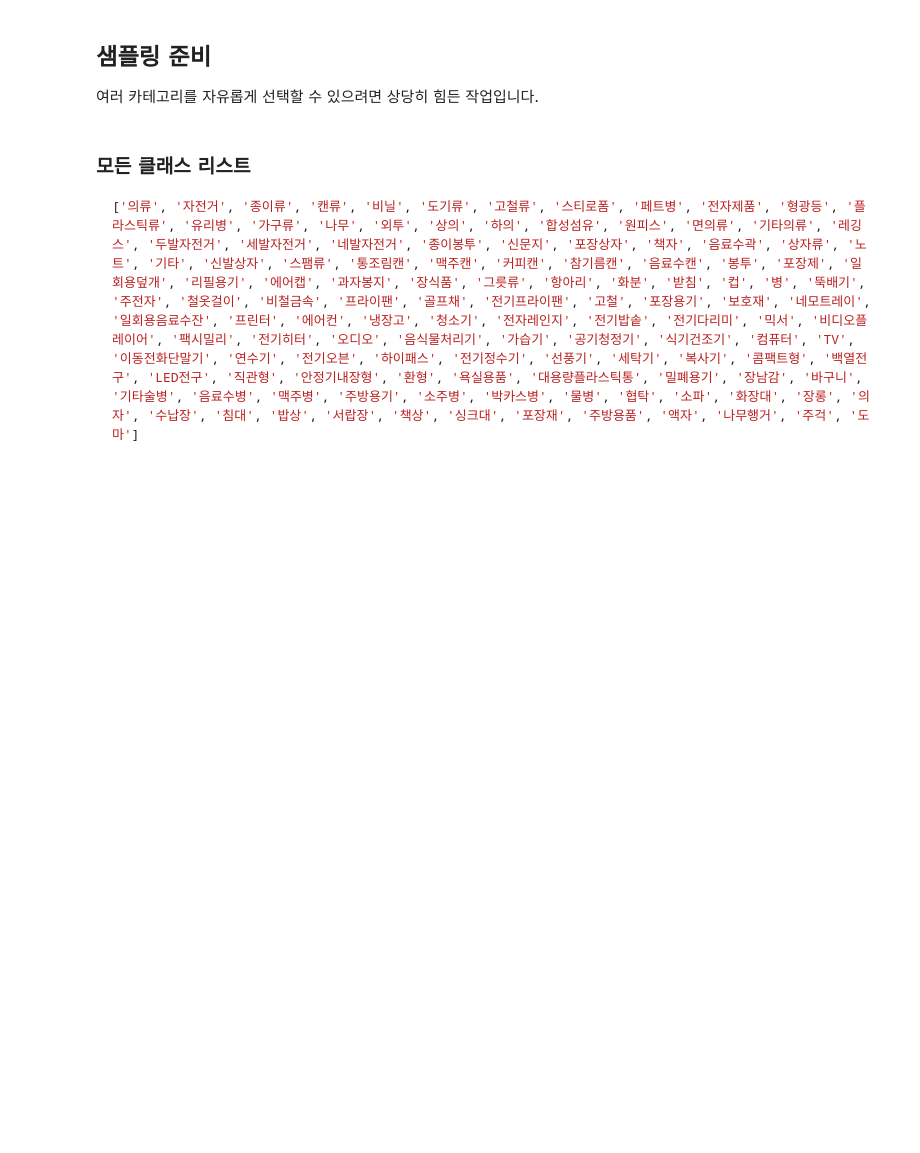
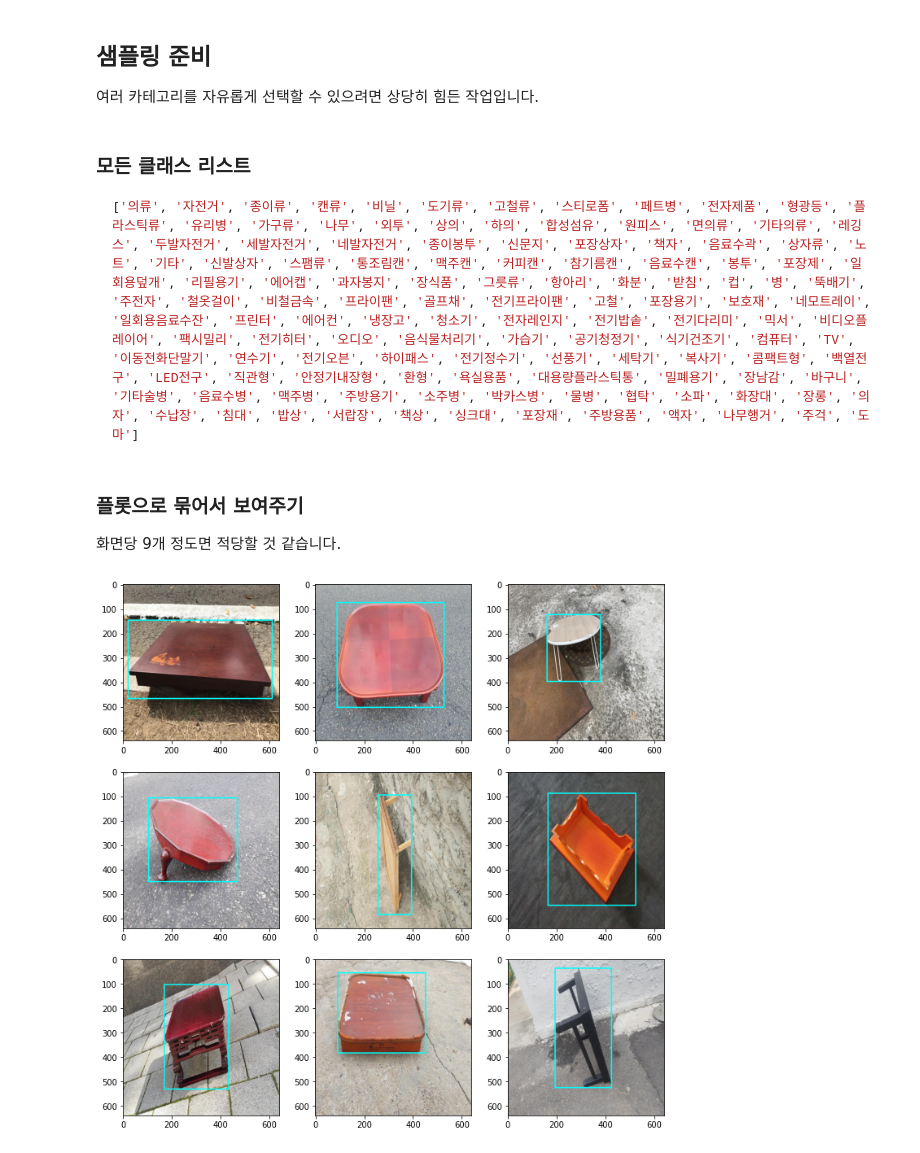
Before and after one commit to lheun99/recycle_info_service, a Jupyter notebook: ai/EDA/sample-image.ipynb, the cells around one changed output. Saved outputs shown, nothing was run; the diff lists cells and outputs as text; code cells hidden in the pictures; blank space fills up the shorter version.

Commit message:
code: test show_images() done

````diff
--- a/ai/EDA/sample-image.ipynb
+++ b/ai/EDA/sample-image.ipynb
@@ -14,6 +14,7 @@ import matplotlib.pyplot as plt
 from PIL import Image, ImageShow, ImageDraw
 
 %matplotlib inline
+plt.rcParams['figure.figsize'] = [6, 6]
 
 random.seed()
 # %% [markdown]
@@ -195,9 +202,17 @@ print(len(val_labels_missing))
 def image_with_box(pathname: str, boxes: Iterable[Box]) -> Image.Image:
     image = Image.open(pathname)
     drawer = ImageDraw.Draw(image)
-    for box in boxes:
-        color = (random.randint(0, 255) for _ in range(3))
-        drawer.rectangle(box, outline=color)
+    colors = {0: (0, 255, 255), 1: (255, 0, 255), 2: (255, 255, 0)}
+    for i, box in enumerate(boxes):
+        if i in colors:
+            color = colors[i]
+        else:
+            color = tuple(random.randint(0, 255) for _ in range(3))
+        # print(box)
+        drawer.rectangle(box, outline=color, width=5)
+
+    # debug
+    # ImageShow.show(image)
 
     return image
 # %% [markdown]
@@ -243,3 +277,31 @@ def sample(
 ```py
 ['의류', '자전거', '종이류', '캔류', '비닐', '도기류', '고철류', '스티로폼', '페트병', '전자제품', '형광등', '플라스틱류', '유리병', '가구류', '나무', '외투', '상의', '하의', '합성섬유', '원피스', '면의류', '기타의류', '레깅스', '두발자전거', '세발자전거', '네발자전거', '종이봉투', '신문지', '포장상자', '책자', '음료수곽', '상자류', '노트', '기타', '신발상자', '스팸류', '통조림캔', '맥주캔', '커피캔', '참기름캔', '음료수캔', '봉투', '포장제', '일회용덮개', '리필용기', '에어캡', '과자봉지', '장식품', '그릇류', '항아리', '화분', '받침', '컵', '병', '뚝배기', '주전자', '철옷걸이', '비철금속', '프라이팬', '골프채', '전기프라이팬', '고철', '포장용기', '보호재', '네모트레이', '일회용음료수잔', '프린터', '에어컨', '냉장고', '청소기', '전자레인지', '전기밥솥', '전기다리미', '믹서', '비디오플레이어', '팩시밀리', '전기히터', '오디오', '음식물처리기', '가습기', '공기청정기', '식기건조기', '컴퓨터', 'TV', '이동전화단말기', '연수기', '전기오븐', '하이패스', '전기정수기', '선풍기', '세탁기', '복사기', '콤팩트형', '백열전구', 'LED전구', '직관형', '안정기내장형', '환형', '욕실용품', '대용량플라스틱통', '밀폐용기', '장남감', '바구니', '기타술병', '음료수병', '맥주병', '주방용기', '소주병', '박카스병', '물병', '협탁', '소파', '화장대', '장롱', '의자', '수납장', '침대', '밥상', '서랍장', '책상', '싱크대', '포장재', '주방용품', '액자', '나무행거', '주걱', '도마']
 ```
+# %% [markdown]
+### 플롯으로 묶어서 보여주기
+
+화면당 9개 정도면 적당할 것 같습니다.
+# %%
+def show_images(mode: str, *classes: str) -> None:
+    '''``mode``는 train, val 중 하나입니다.'''
+    fig, ax = plt.subplots(3, 3, figsize=(12, 12))
+    # fig.set_size
+    if mode == 'train':
+        pops = train_classes
+        top = './dataset/training'
+    elif mode == 'val':
+        pops = val_classes
+        top = './dataset/validation'
+    else:
+        raise ValueError('unknown mode')
+    images = sample(pops, *classes, k=9)
+
+    for i, imageinfo in enumerate(images):
+        image = image_with_box(path.join(top, imageinfo.path), imageinfo.boxes)
+        ax[i%3][i//3].imshow(image)
+
+    fig.show()
+# %%
+show_images('train', '밥상')
+# %% [output]
+[figure, added]
````
Also changed, not shown: parts of 3 cells of this notebook.
